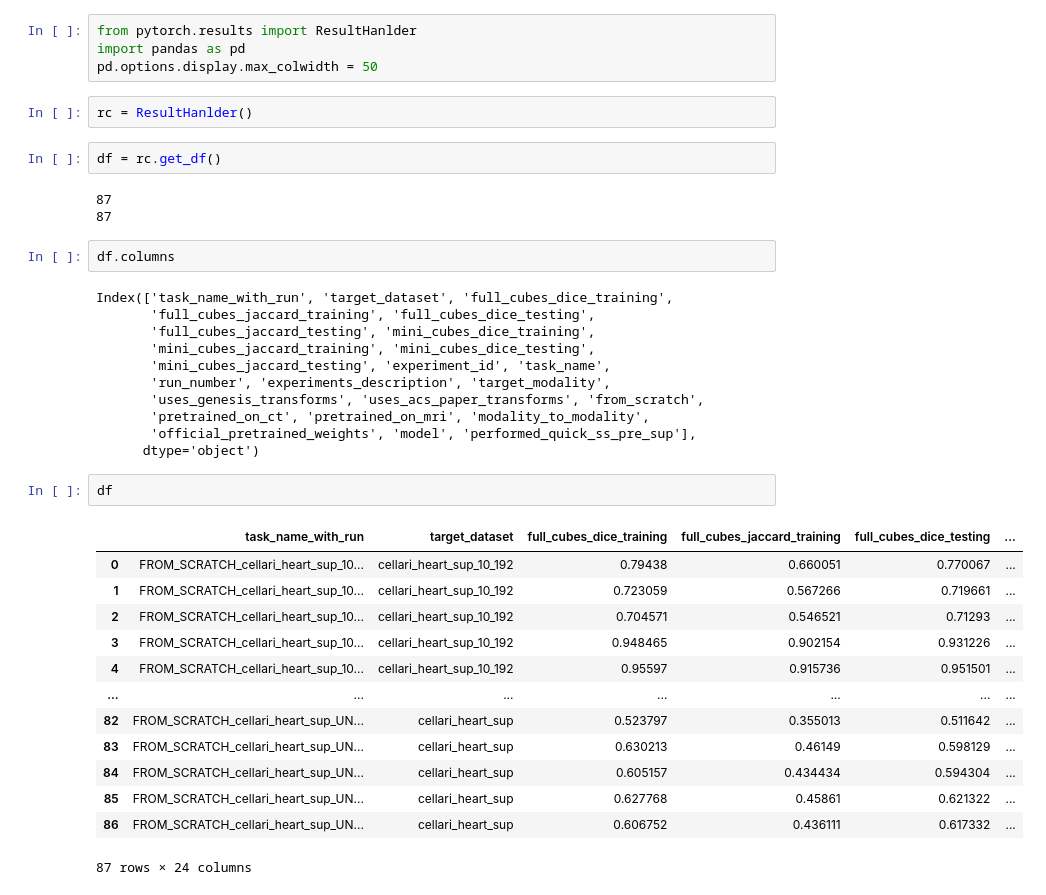
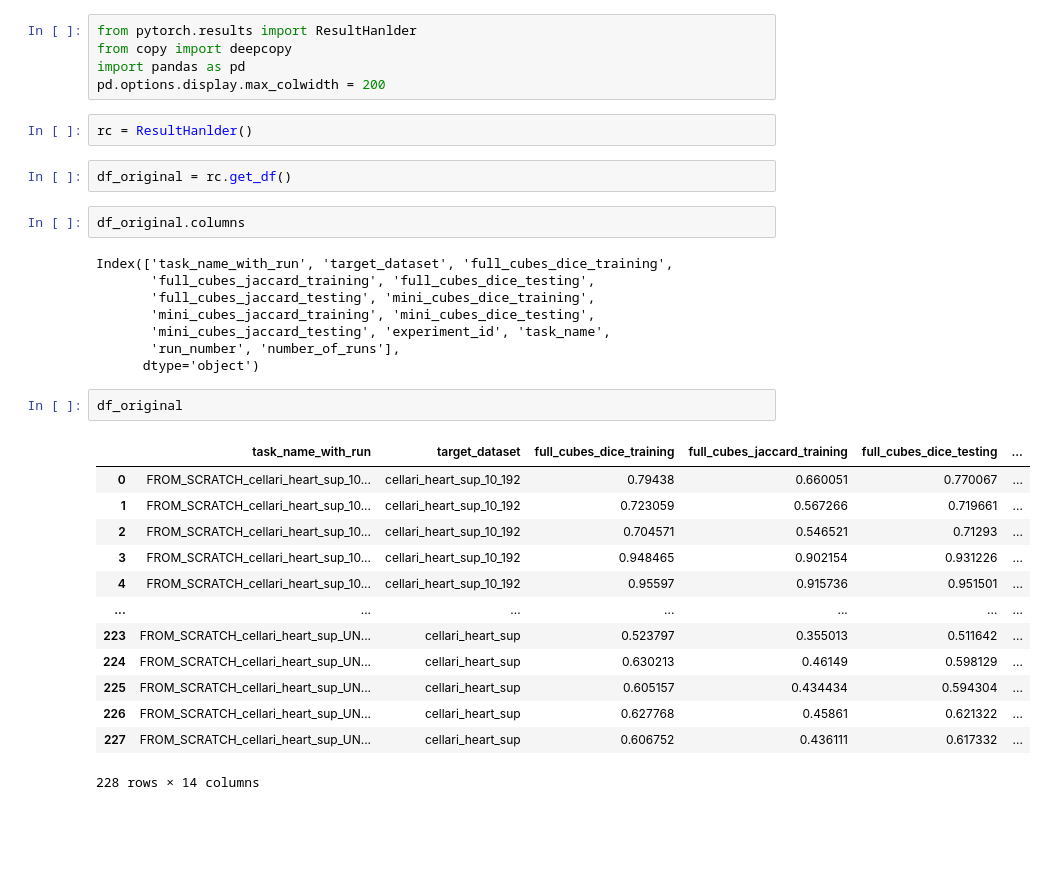
Before and after one commit to mistermoutan/ModelsGenesis, a Jupyter notebook: results.ipynb, the cells around one changed output. Cells and saved outputs as stored; diff of their text form; blank space fills up the shorter version.

```diff
--- a/results.ipynb
+++ b/results.ipynb
@@ -1,40 +1,35 @@
 # %%
 from pytorch.results import ResultHanlder
+from copy import deepcopy
 import pandas as pd
-pd.options.display.max_colwidth = 50
+pd.options.display.max_colwidth = 200
 # %%
 rc = ResultHanlder()
 # %%
-df = rc.get_df()
+df_original = rc.get_df()
-# %% [output]
-87
-87
 # %%
-df.columns
+df_original.columns
 # %% [output]
 Index(['task_name_with_run', 'target_dataset', 'full_cubes_dice_training',
        'full_cubes_jaccard_training', 'full_cubes_dice_testing',
        'full_cubes_jaccard_testing', 'mini_cubes_dice_training',
        'mini_cubes_jaccard_training', 'mini_cubes_dice_testing',
        'mini_cubes_jaccard_testing', 'experiment_id', 'task_name',
-       'run_number', 'experiments_description', 'target_modality',
-       'uses_genesis_transforms', 'uses_acs_paper_transforms', 'from_scratch',
-       'pretrained_on_ct', 'pretrained_on_mri', 'modality_to_modality',
-       'official_pretrained_weights', 'model', 'performed_quick_ss_pre_sup'],
+       'run_number', 'number_of_runs'],
       dtype='object')
-# %%
-df
-# %% [output]
-|  | task_name_with_run | target_dataset | full_cubes_dice_training | full_cubes_jaccard_training | full_cubes_dice_testing | ... |
-| 0 | FROM_SCRATCH_cellari_heart_sup_10... | cellari_heart_sup_10_192 | 0.79438 | 0.660051 | 0.770067 | ... |
-| 1 | FROM_SCRATCH_cellari_heart_sup_10... | cellari_heart_sup_10_192 | 0.723059 | 0.567266 | 0.719661 | ... |
-| 2 | FROM_SCRATCH_cellari_heart_sup_10... | cellari_heart_sup_10_192 | 0.704571 | 0.546521 | 0.71293 | ... |
-| 3 | FROM_SCRATCH_cellari_heart_sup_10... | cellari_heart_sup_10_192 | 0.948465 | 0.902154 | 0.931226 | ... |
-| 4 | FROM_SCRATCH_cellari_heart_sup_10... | cellari_heart_sup_10_192 | 0.95597 | 0.915736 | 0.951501 | ... |
-| ... | ... | ... | ... | ... | ... | ... |
-| 82 | FROM_SCRATCH_cellari_heart_sup_UN... | cellari_heart_sup | 0.523797 | 0.355013 | 0.511642 | ... |
-| 83 | FROM_SCRATCH_cellari_heart_sup_UN... | cellari_heart_sup | 0.630213 | 0.46149 | 0.598129 | ... |
-| 84 | FROM_SCRATCH_cellari_heart_sup_UN... | cellari_heart_sup | 0.605157 | 0.434434 | 0.594304 | ... |
-| 85 | FROM_SCRATCH_cellari_heart_sup_UN... | cellari_heart_sup | 0.627768 | 0.45861 | 0.621322 | ... |
-| 86 | FROM_SCRATCH_cellari_heart_sup_UN... | cellari_heart_sup | 0.606752 | 0.436111 | 0.617332 | ... |
-87 rows × 24 columns
+# %%
+df_original
+# %% [output]
+|  | task_name_with_run | target_dataset | full_cubes_dice_training | full_cubes_jaccard_training | full_cubes_dice_testing | ... |
+| 0 | FROM_SCRATCH_cellari_heart_sup_10... | cellari_heart_sup_10_192 | 0.79438 | 0.660051 | 0.770067 | ... |
+| 1 | FROM_SCRATCH_cellari_heart_sup_10... | cellari_heart_sup_10_192 | 0.723059 | 0.567266 | 0.719661 | ... |
+| 2 | FROM_SCRATCH_cellari_heart_sup_10... | cellari_heart_sup_10_192 | 0.704571 | 0.546521 | 0.71293 | ... |
+| 3 | FROM_SCRATCH_cellari_heart_sup_10... | cellari_heart_sup_10_192 | 0.948465 | 0.902154 | 0.931226 | ... |
+| 4 | FROM_SCRATCH_cellari_heart_sup_10... | cellari_heart_sup_10_192 | 0.95597 | 0.915736 | 0.951501 | ... |
+| ... | ... | ... | ... | ... | ... | ... |
+| 223 | FROM_SCRATCH_cellari_heart_sup_UN... | cellari_heart_sup | 0.523797 | 0.355013 | 0.511642 | ... |
+| 224 | FROM_SCRATCH_cellari_heart_sup_UN... | cellari_heart_sup | 0.630213 | 0.46149 | 0.598129 | ... |
+| 225 | FROM_SCRATCH_cellari_heart_sup_UN... | cellari_heart_sup | 0.605157 | 0.434434 | 0.594304 | ... |
+| 226 | FROM_SCRATCH_cellari_heart_sup_UN... | cellari_heart_sup | 0.627768 | 0.45861 | 0.621322 | ... |
+| 227 | FROM_SCRATCH_cellari_heart_sup_UN... | cellari_heart_sup | 0.606752 | 0.436111 | 0.617332 | ... |
+228 rows × 14 columns
```
Also changed, not shown: parts of 19 cells of this notebook.
